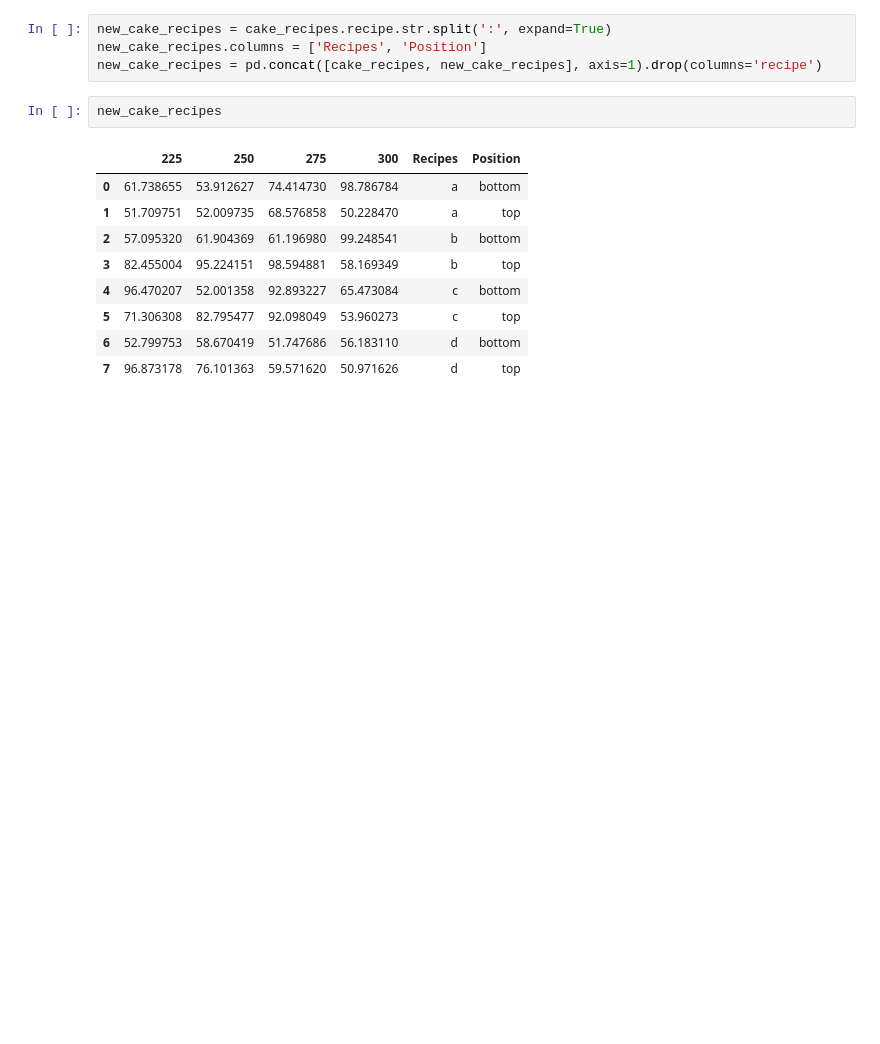
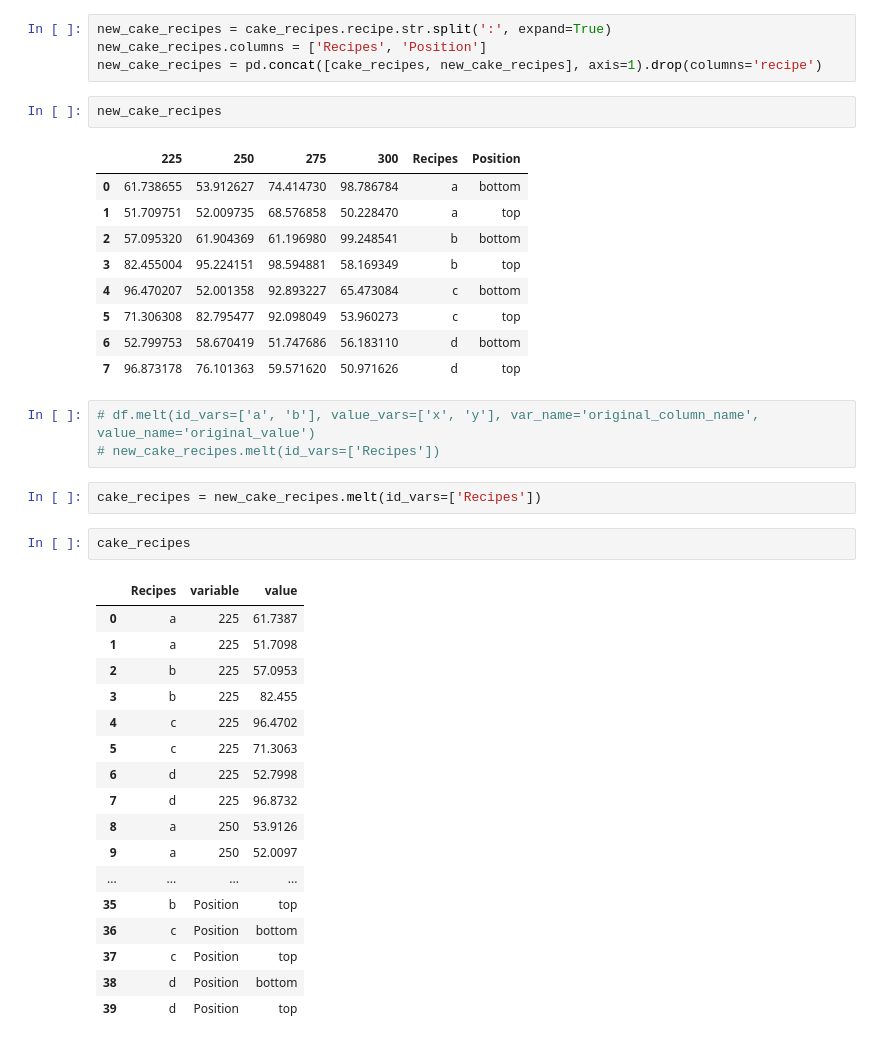
Before and after one commit to matt-c-knight/classification-exercises, a Jupyter notebook: tidy_data.ipynb, the cells around one changed output. Drawn from its saved outputs; the diff is of its cells as text; blank space fills up the shorter version.

```diff
--- a/tidy_data.ipynb
+++ b/tidy_data.ipynb
@@ -258,3 +258,28 @@ new_cake_recipes
 | 5 | 71.306308 | 82.795477 | 92.098049 | 53.960273 | c | top |
 | 6 | 52.799753 | 58.670419 | 51.747686 | 56.183110 | d | bottom |
 | 7 | 96.873178 | 76.101363 | 59.571620 | 50.971626 | d | top |
+# %%
+# df.melt(id_vars=['a', 'b'], value_vars=['x', 'y'], var_name='original_column_name', value_name='original_value')
+# new_cake_recipes.melt(id_vars=['Recipes'])
+# %%
+cake_recipes = new_cake_recipes.melt(id_vars=['Recipes'])
+# %%
+cake_recipes
+# %% [output]
+|  | Recipes | variable | value |
+| 0 | a | 225 | 61.7387 |
+| 1 | a | 225 | 51.7098 |
+| 2 | b | 225 | 57.0953 |
+| 3 | b | 225 | 82.455 |
+| 4 | c | 225 | 96.4702 |
+| 5 | c | 225 | 71.3063 |
+| 6 | d | 225 | 52.7998 |
+| 7 | d | 225 | 96.8732 |
+| 8 | a | 250 | 53.9126 |
+| 9 | a | 250 | 52.0097 |
+| ... | ... | ... | ... |
+| 35 | b | Position | top |
+| 36 | c | Position | bottom |
+| 37 | c | Position | top |
+| 38 | d | Position | bottom |
+| 39 | d | Position | top |
```
Also changed, not shown: parts of 1 cell of this notebook.
